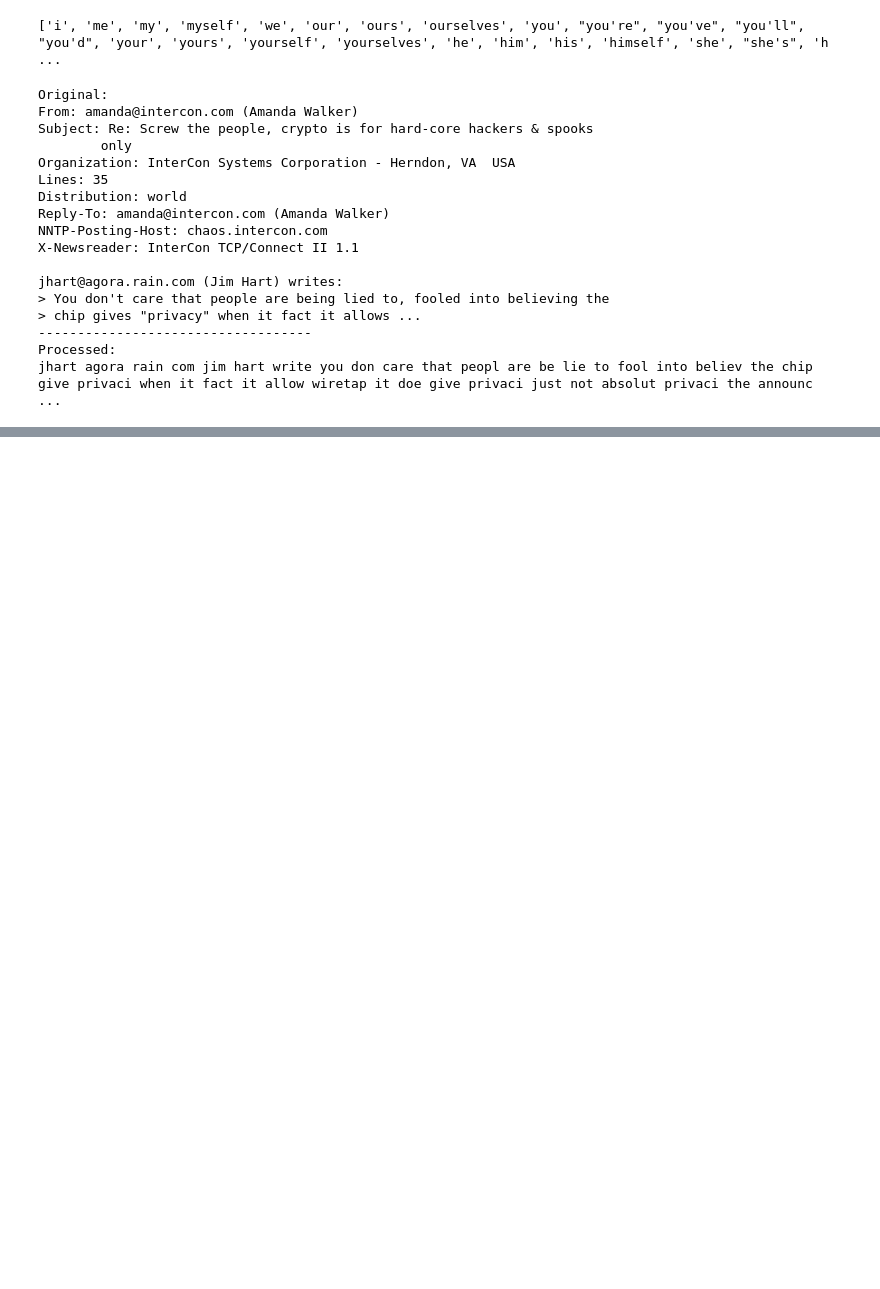
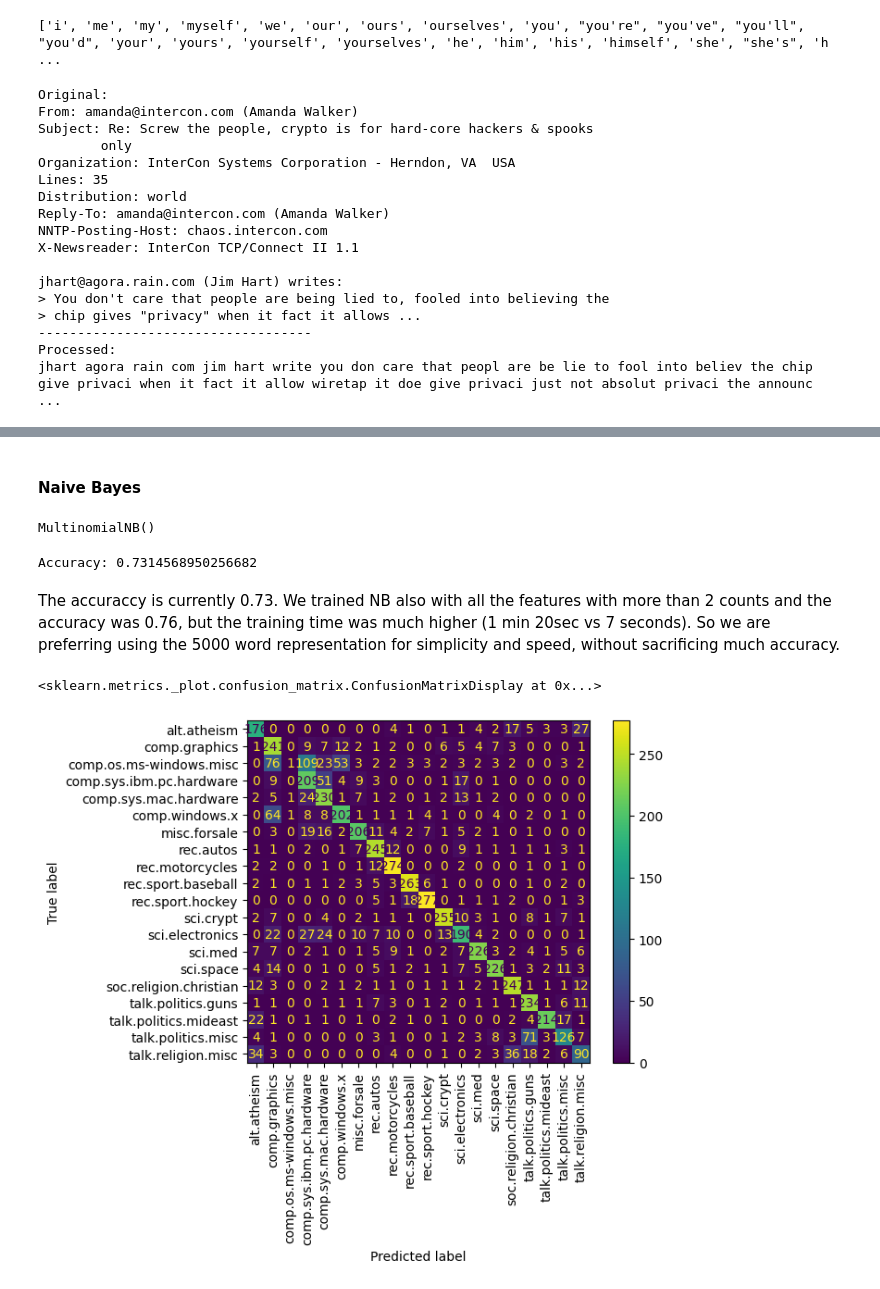
Before and after one commit to jcalixto202020774/NLP_HW03, a Jupyter notebook: NewsClassifier.ipynb, the cells around one changed output, grey strips where cells are left out. Cells and saved outputs as stored; diff of their text form; code cells hidden in the pictures; blank space fills up the shorter version.

```diff
--- a/NewsClassifier.ipynb
+++ b/NewsClassifier.ipynb
@@ -115,3 +136,10 @@ jhart@agora.rain.com (Jim Hart) writes:
 -----------------------------------
 Processed:
 jhart agora rain com jim hart write you don care that peopl are be lie to fool into believ the chip give privaci when it fact it allow wiretap it doe give privaci just not absolut privaci the announc  ...
+# %%
+test_raw_news = df_news_test['text'].values
+test_news_labels = df_news_test['category'].values
+
+test_processed_news = []
+for text in test_raw_news:
+    test_processed_news.append(text_processing(text))
@@ -117,0 +174,32 @@ jhart agora rain com jim hart write you don care that peopl are be lie to fool i
+# %%
+countVectorizer = CountVectorizer(max_features=5000, stop_words=stopwords.words('english'))
+
+X_train = countVectorizer.fit_transform(train_processed_news).toarray()
+y_train = train_news_labels
+
+test_vectorized_news = countVectorizer.transform(test_processed_news).toarray()
+X_val, X_test, y_val, y_test = train_test_split(test_vectorized_news, test_news_labels, test_size=0.75, random_state=42)
+# %% [markdown]
+#### Naive Bayes
+# %%
+nb = MultinomialNB()
+nb.fit(X_train, y_train)
+# %% [output]
+MultinomialNB()
+# %%
+predictions = nb.predict(X_test)
+print("Accuracy:", accuracy_score(y_test, predictions))
+# %% [output]
+Accuracy: 0.7314568950256682
+# %% [markdown]
+The accuraccy is currently 0.73. We trained NB also with all the features with more than 2 counts and the accuracy was 0.76, but the training time was much higher (1 min 20sec vs 7 seconds). So we are preferring using the 5000 word representation for simplicity and speed, without sacrificing much accuracy.
+# %%
+cm = confusion_matrix(y_test, predictions, labels=nb.classes_)
+
+disp = ConfusionMatrixDisplay(confusion_matrix=cm, display_labels=nb.classes_)
+# x axis: predicted labels rotated 45 degrees and shifted to the left
+# y axis: true labels
+disp.plot(xticks_rotation=90)
+# %% [output]
+<sklearn.metrics._plot.confusion_matrix.ConfusionMatrixDisplay at 0x...>
+[figure, added]
```
Also changed, not shown: parts of 42 cells of this notebook.
